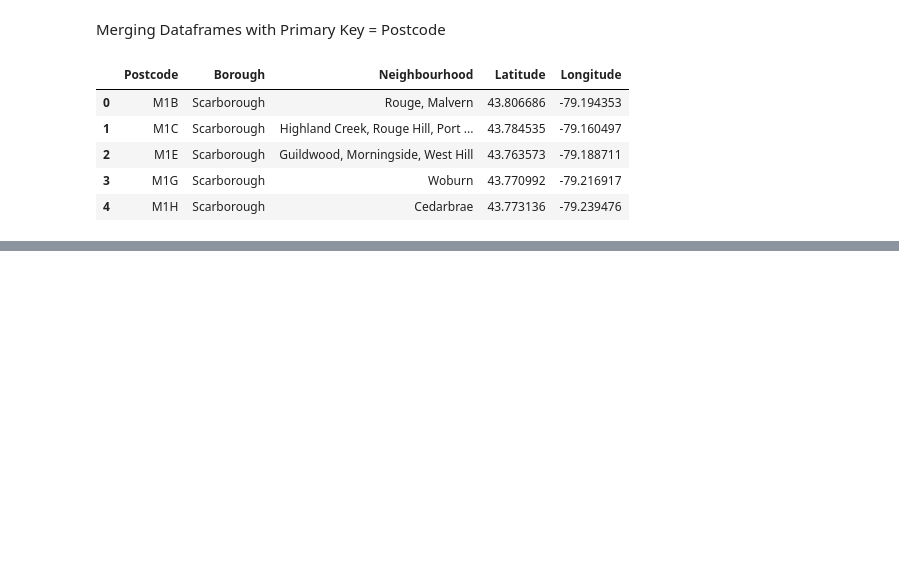
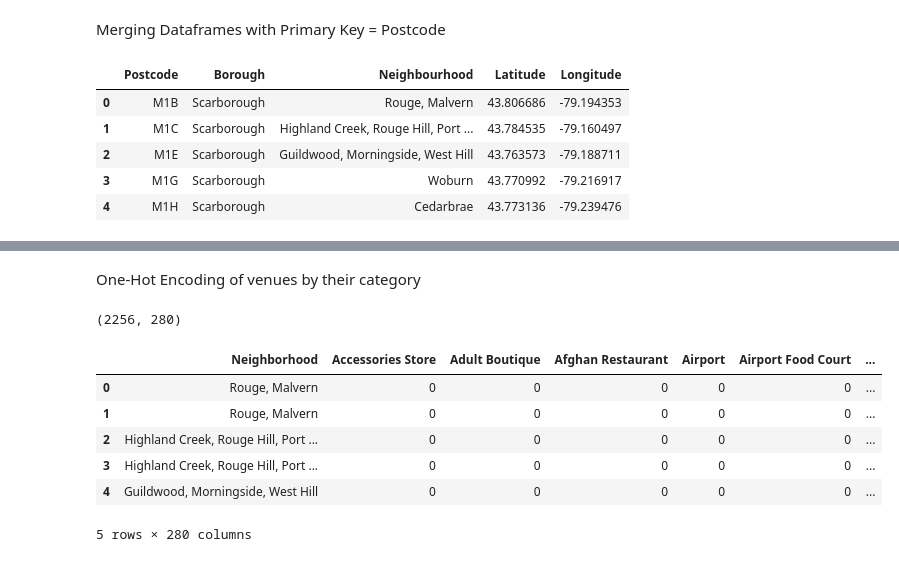
Before and after one commit to mihirs16/Segmentation-Clustering-of-Neighbourhoods-Python, a Jupyter notebook: Segmentation and Clustering of Neighborhoods.ipynb, the cells around one changed output, grey strips where cells are left out. Saved outputs shown, nothing was run; the diff lists cells and outputs as text; code cells hidden in the pictures; blank space fills up the shorter version.

```diff
--- a/Segmentation and Clustering of Neighborhoods.ipynb
+++ b/Segmentation and Clustering of Neighborhoods.ipynb
@@ -152,0 +311,22 @@ df_final.head()
+# %% [markdown]
+One-Hot Encoding of venues by their category
+# %%
+toronto_onehot = pd.get_dummies(toronto_venues[['Venue Category']], prefix="", prefix_sep="")
+
+toronto_onehot['Neighborhood'] = toronto_venues['Neighborhood']
+
+cols = list(toronto_onehot.columns)
+_cols = [cols[cols.index('Neighborhood')]] + cols[:cols.index('Neighborhood')] + cols[cols.index('Neighborhood')+1:]
+
+toronto_onehot = toronto_onehot[_cols]
+print(toronto_onehot.shape)
+toronto_onehot.head()
+# %% [output]
+(2256, 280)
+|  | Neighborhood | Accessories Store | Adult Boutique | Afghan Restaurant | Airport | Airport Food Court | ... |
+| 0 | Rouge, Malvern | 0 | 0 | 0 | 0 | 0 | ... |
+| 1 | Rouge, Malvern | 0 | 0 | 0 | 0 | 0 | ... |
+| 2 | Highland Creek, Rouge Hill, Port ... | 0 | 0 | 0 | 0 | 0 | ... |
+| 3 | Highland Creek, Rouge Hill, Port ... | 0 | 0 | 0 | 0 | 0 | ... |
+| 4 | Guildwood, Morningside, West Hill | 0 | 0 | 0 | 0 | 0 | ... |
+5 rows × 280 columns
```
Also changed, not shown: parts of 39 cells of this notebook.
